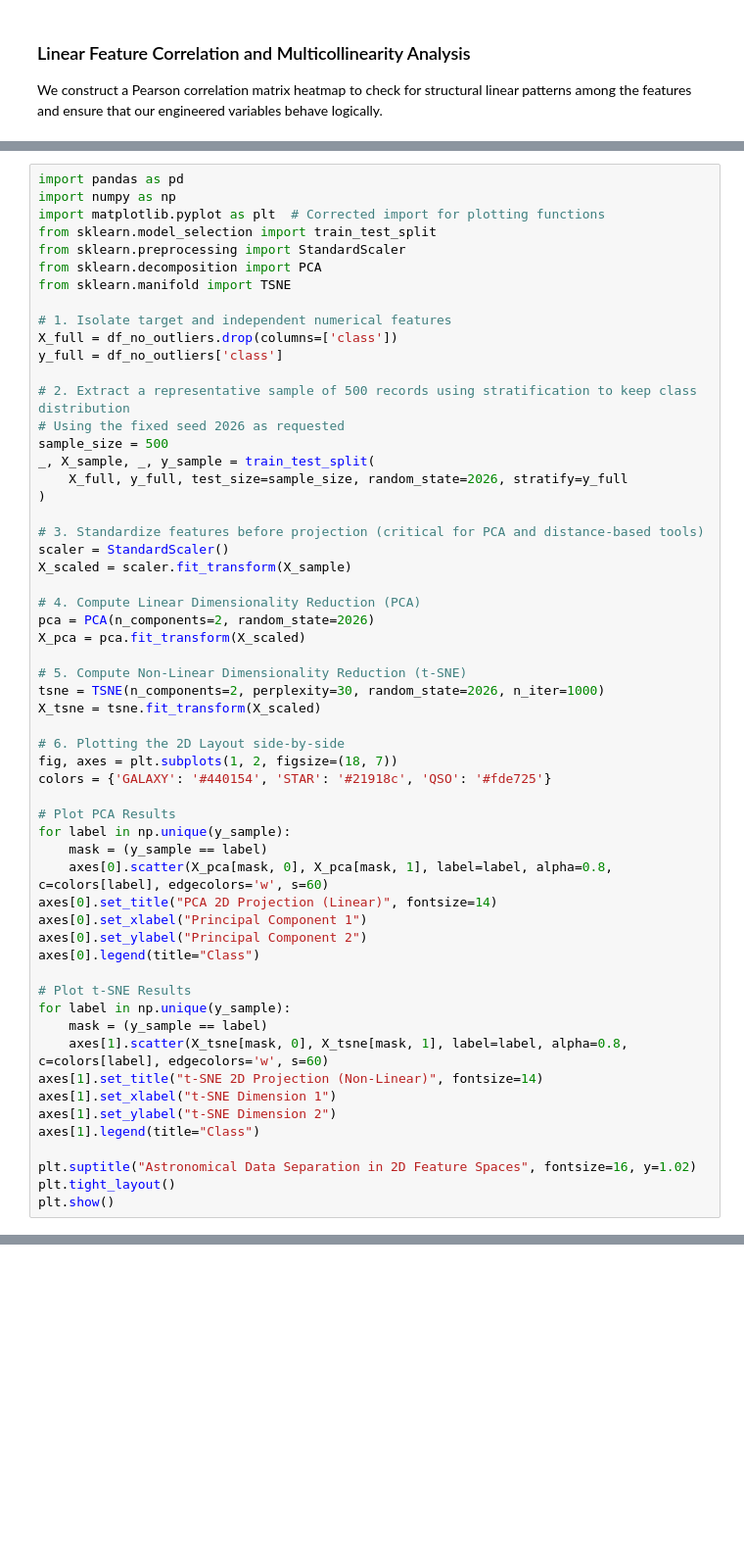
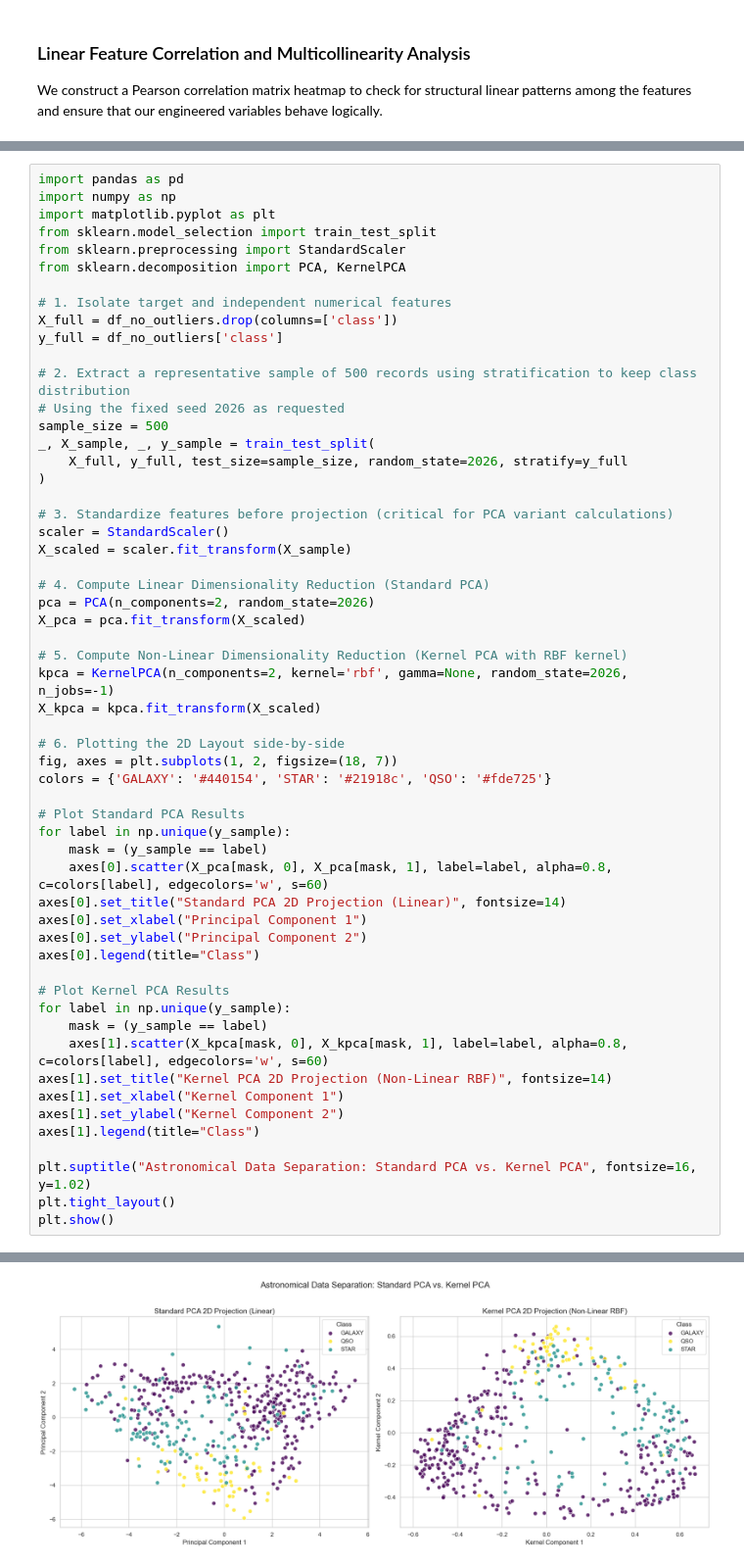
Before and after one commit to DimovDimo/SDSS17-ML-Research, a Jupyter notebook: SDSS17-ML-Research.ipynb, the cells around one changed output, grey strips where cells are left out. Shown at 98% size. Cells and saved outputs as stored; diff of their text form; blank space fills up the shorter version.

```diff
--- a/SDSS17-ML-Research.ipynb
+++ b/SDSS17-ML-Research.ipynb
@@ -371,11 +371,10 @@ Given the computational complexity of non-linear techniques like t-SNE, we extra
 # %%
 import pandas as pd
 import numpy as np
-import matplotlib.pyplot as plt  # Corrected import for plotting functions
+import matplotlib.pyplot as plt
 from sklearn.model_selection import train_test_split
 from sklearn.preprocessing import StandardScaler
-from sklearn.decomposition import PCA
-from sklearn.manifold import TSNE
+from sklearn.decomposition import PCA, KernelPCA
 
 # 1. Isolate target and independent numerical features
 X_full = df_no_outliers.drop(columns=['class'])
@@ -388,41 +387,41 @@ _, X_sample, _, y_sample = train_test_split(
     X_full, y_full, test_size=sample_size, random_state=2026, stratify=y_full
 )
 
-# 3. Standardize features before projection (critical for PCA and distance-based tools)
+# 3. Standardize features before projection (critical for PCA variant calculations)
 scaler = StandardScaler()
 X_scaled = scaler.fit_transform(X_sample)
 
-# 4. Compute Linear Dimensionality Reduction (PCA)
+# 4. Compute Linear Dimensionality Reduction (Standard PCA)
 pca = PCA(n_components=2, random_state=2026)
 X_pca = pca.fit_transform(X_scaled)
 
-# 5. Compute Non-Linear Dimensionality Reduction (t-SNE)
-tsne = TSNE(n_components=2, perplexity=30, random_state=2026, n_iter=1000)
-X_tsne = tsne.fit_transform(X_scaled)
+# 5. Compute Non-Linear Dimensionality Reduction (Kernel PCA with RBF kernel)
+kpca = KernelPCA(n_components=2, kernel='rbf', gamma=None, random_state=2026, n_jobs=-1)
+X_kpca = kpca.fit_transform(X_scaled)
 
 # 6. Plotting the 2D Layout side-by-side
 fig, axes = plt.subplots(1, 2, figsize=(18, 7))
 colors = {'GALAXY': '#440154', 'STAR': '#21918c', 'QSO': '#fde725'}
 
-# Plot PCA Results
+# Plot Standard PCA Results
 for label in np.unique(y_sample):
     mask = (y_sample == label)
     axes[0].scatter(X_pca[mask, 0], X_pca[mask, 1], label=label, alpha=0.8, c=colors[label], edgecolors='w', s=60)
-axes[0].set_title("PCA 2D Projection (Linear)", fontsize=14)
+axes[0].set_title("Standard PCA 2D Projection (Linear)", fontsize=14)
 axes[0].set_xlabel("Principal Component 1")
 axes[0].set_ylabel("Principal Component 2")
 axes[0].legend(title="Class")
 
-# Plot t-SNE Results
+# Plot Kernel PCA Results
 for label in np.unique(y_sample):
     mask = (y_sample == label)
-    axes[1].scatter(X_tsne[mask, 0], X_tsne[mask, 1], label=label, alpha=0.8, c=colors[label], edgecolors='w', s=60)
-axes[1].set_title("t-SNE 2D Projection (Non-Linear)", fontsize=14)
-axes[1].set_xlabel("t-SNE Dimension 1")
-axes[1].set_ylabel("t-SNE Dimension 2")
+    axes[1].scatter(X_kpca[mask, 0], X_kpca[mask, 1], label=label, alpha=0.8, c=colors[label], edgecolors='w', s=60)
+axes[1].set_title("Kernel PCA 2D Projection (Non-Linear RBF)", fontsize=14)
+axes[1].set_xlabel("Kernel Component 1")
+axes[1].set_ylabel("Kernel Component 2")
 axes[1].legend(title="Class")
 
-plt.suptitle("Astronomical Data Separation in 2D Feature Spaces", fontsize=16, y=1.02)
+plt.suptitle("Astronomical Data Separation: Standard PCA vs. Kernel PCA", fontsize=16, y=1.02)
 plt.tight_layout()
 plt.show()
 # %% [output]
@@ -429,0 +428 @@ TypeError: TSNE.__init__() got an unexpected keyword argument 'n_iter'
+[figure, added]
```
Also changed, not shown: parts of 4 cells of this notebook.
